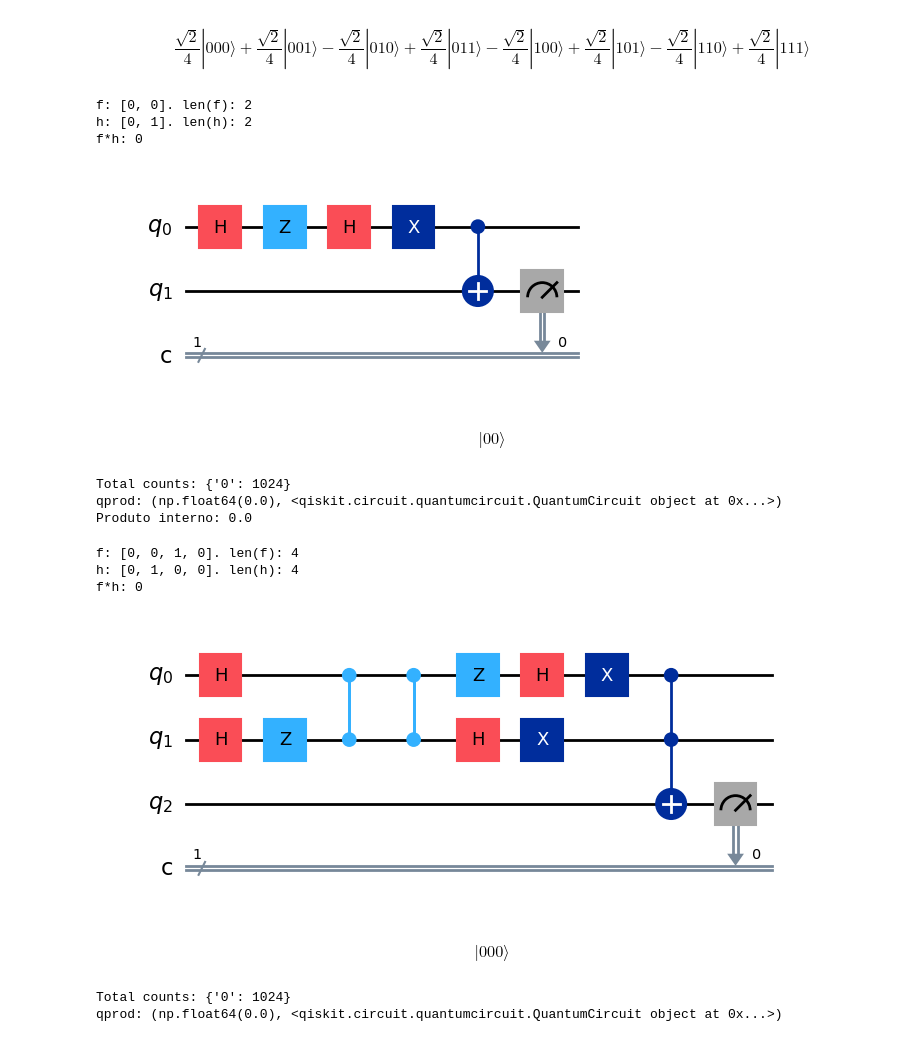
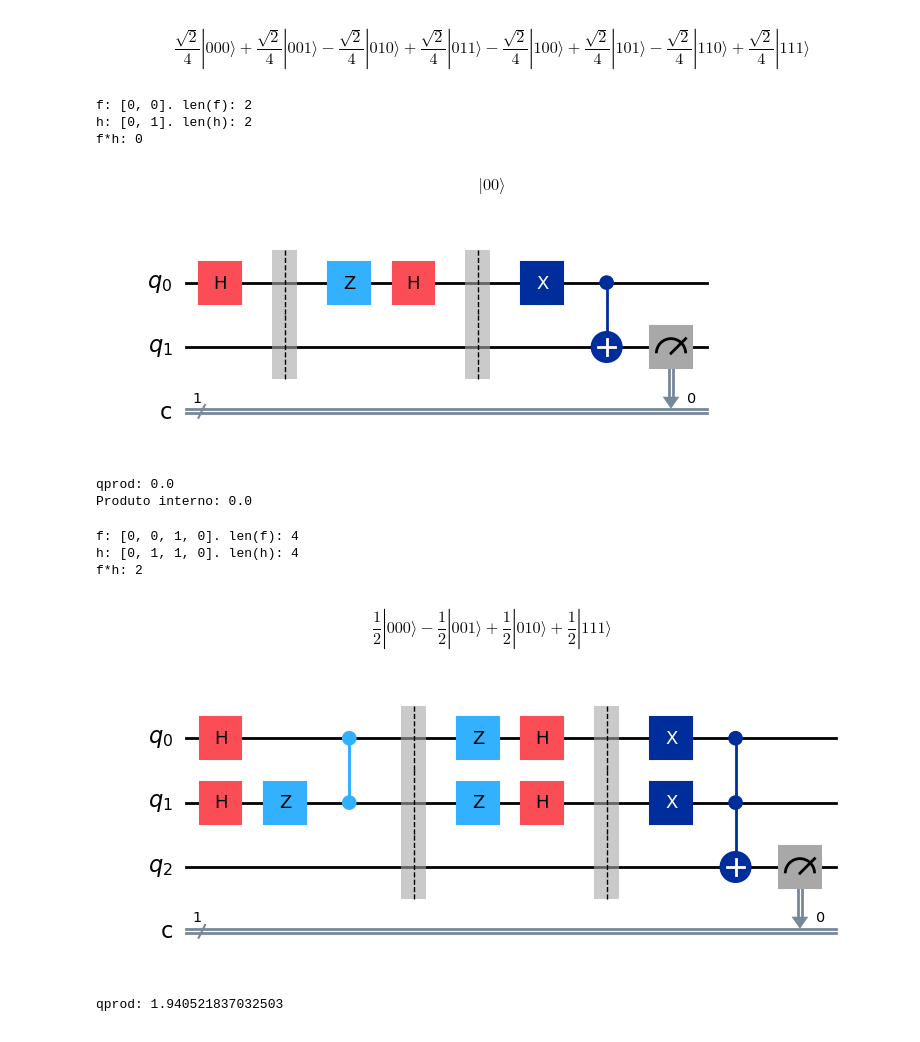
Before and after one commit to LucioFassarella/AMQ, a Jupyter notebook: Qiskit_AMQ.ipynb, the cells around one changed output. Cells and saved outputs as stored; diff of their text form; code cells hidden in the pictures.

```diff
--- a/Qiskit_AMQ.ipynb
+++ b/Qiskit_AMQ.ipynb
@@ -722,30 +741,30 @@ def Qprod(f,h, shots, backend = None):
 # %%
 # EXEMPLO 1
 
 n = 1
 
 f = [0,0]
 print(f"f: {f}. len(f): {len(f)}")
 
 h = [0,1] # [1,1,0,1,0,1,0,1] #[1,1,1,0,1,0,0,0] #f.copy()
 print(f"h: {h}. len(h): {len(h)}")
 
 prod = 0
 for k in range(2**n):
     prod += ((-1)**f[k])*((-1)**h[k])
 print(f"f*h: {prod}")
 
-qprod = Qprod(f,h, 2**10)
+shots = 2**10
+qprod = Qprod(f,h, shots = shots, aer_flag = True)
 print(f"qprod: {qprod}")
-print(f"Produto interno: {qprod[0]}")
+print(f"Produto interno: {qprod}")
 # %% [output]
 f: [0, 0]. len(f): 2
 h: [0, 1]. len(h): 2
 f*h: 0
+$$ |00\rangle$$
-[figure, old version]
+[figure, new version]
-$$ |00\rangle$$
-Total counts: {'0': 1024}
-qprod: (np.float64(0.0), <qiskit.circuit.quantumcircuit.QuantumCircuit object at 0x...>)
+qprod: 0.0
 Produto interno: 0.0
 # %%
 # EXEMPLO
@@ -755,7 +774,7 @@ n = 2
 f = [0,0,1,0]
 print(f"f: {f}. len(f): {len(f)}")
 
-h = [0,1,0,0] # [1,1,0,1,0,1,0,1] #[1,1,1,0,1,0,0,0] #f.copy()
+h = [0,1,1,0] # [1,1,0,1,0,1,0,1] #[1,1,1,0,1,0,0,0] #f.copy()
 print(f"h: {h}. len(h): {len(h)}")
 
 prod = 0
@@ -763,16 +782,15 @@ for k in range(2**n):
     prod += ((-1)**f[k])*((-1)**h[k])
 print(f"f*h: {prod}")
 
-qprod = Qprod(f,h, 2**10)
+qprod = Qprod(f,h, shots = shots, aer_flag = True)
 print(f"qprod: {qprod}")
 # %% [output]
 f: [0, 0, 1, 0]. len(f): 4
-h: [0, 1, 0, 0]. len(h): 4
-f*h: 0
+h: [0, 1, 1, 0]. len(h): 4
+f*h: 2
+$$\frac{1}{2} |000\rangle- \frac{1}{2} |001\rangle+\frac{1}{2} |010\rangle+\frac{1}{2} |111\rangle$$
-[figure, old version]
+[figure, new version]
-$$ |000\rangle$$
-Total counts: {'0': 1024}
-qprod: (np.float64(0.0), <qiskit.circuit.quantumcircuit.QuantumCircuit object at 0x...>)
+qprod: 1.940521837032503
 # %%
 # EXEMPLO
 
```
Also changed, not shown: parts of 16 cells of this notebook.
